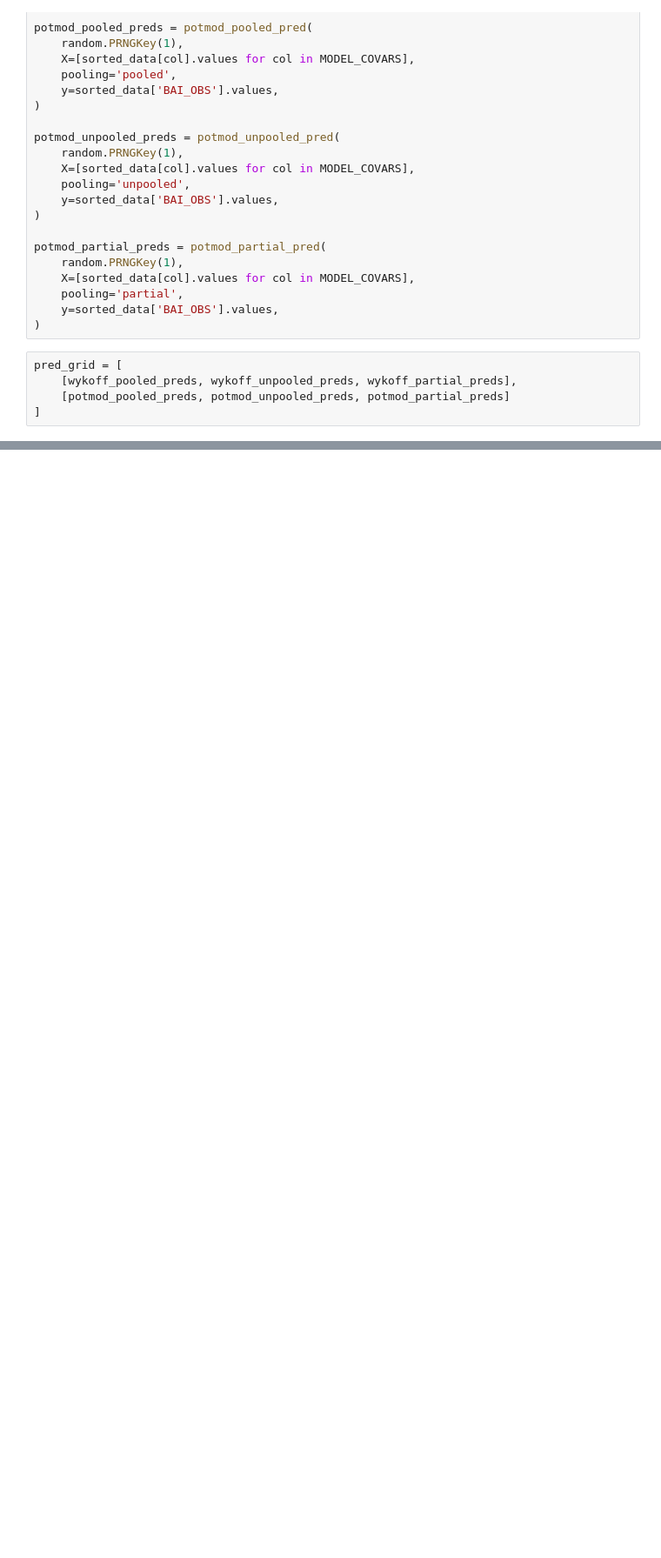
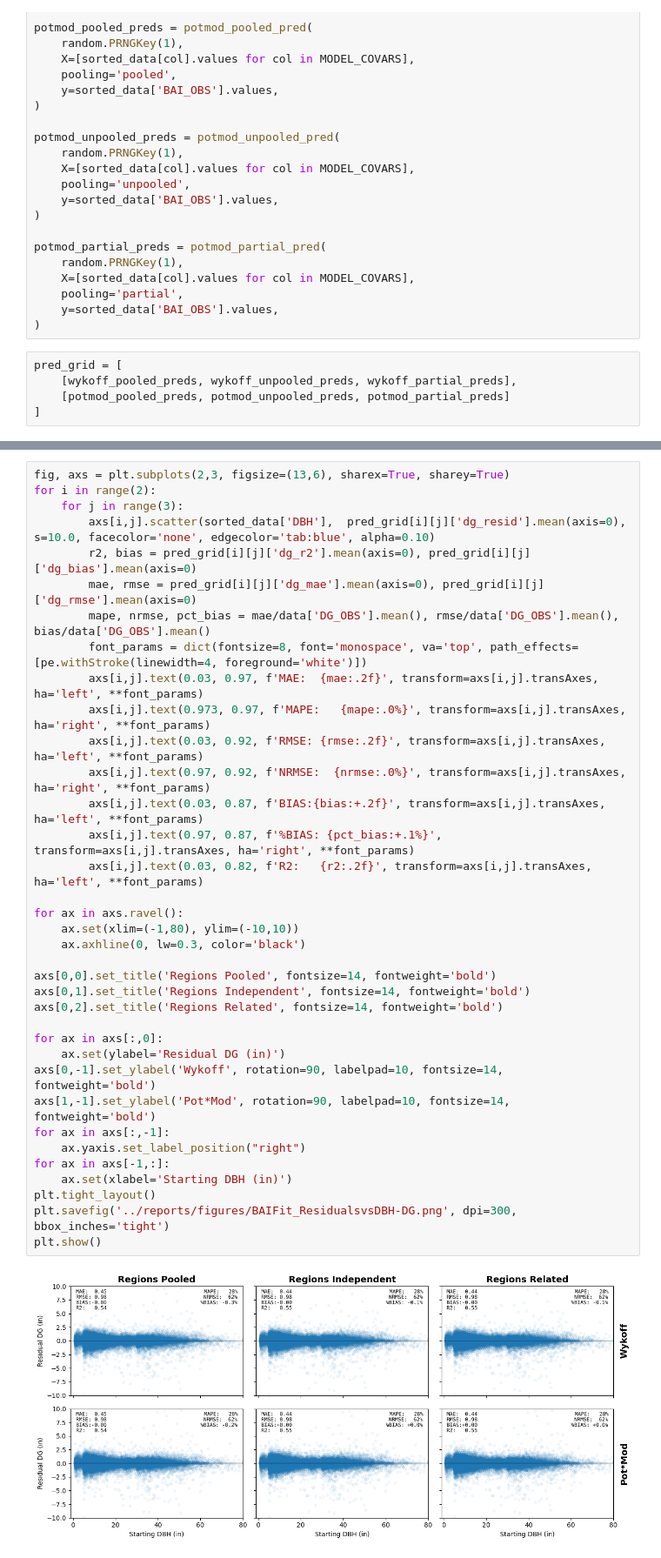
Before and after one commit to d-diaz/refit_fvs, a Jupyter notebook: notebooks/Estimating Basal Area Increment with Stochastic Variational Inference.ipynb, the cells around one changed output, grey strips where cells are left out. Shown at 87% size. Drawn from its saved outputs; the diff is of its cells as text; blank space fills up the shorter version.

```diff
--- a/notebooks/Estimating Basal Area Increment with Stochastic Variational Inference.ipynb
+++ b/notebooks/Estimating Basal Area Increment with Stochastic Variational Inference.ipynb
@@ -398,3 +432,41 @@ plt.show()
+# %%
+fig, axs = plt.subplots(2,3, figsize=(13,6), sharex=True, sharey=True)
+for i in range(2):
+    for j in range(3):
+        axs[i,j].scatter(sorted_data['DBH'],  pred_grid[i][j]['dg_resid'].mean(axis=0), s=10.0, facecolor='none', edgecolor='tab:blue', alpha=0.10)
+        r2, bias = pred_grid[i][j]['dg_r2'].mean(axis=0), pred_grid[i][j]['dg_bias'].mean(axis=0)
+        mae, rmse = pred_grid[i][j]['dg_mae'].mean(axis=0), pred_grid[i][j]['dg_rmse'].mean(axis=0)
+        mape, nrmse, pct_bias = mae/data['DG_OBS'].mean(), rmse/data['DG_OBS'].mean(), bias/data['DG_OBS'].mean()
+        font_params = dict(fontsize=8, font='monospace', va='top', path_effects=[pe.withStroke(linewidth=4, foreground='white')])
+        axs[i,j].text(0.03, 0.97, f'MAE:  {mae:.2f}', transform=axs[i,j].transAxes, ha='left', **font_params)
+        axs[i,j].text(0.973, 0.97, f'MAPE:   {mape:.0%}', transform=axs[i,j].transAxes, ha='right', **font_params)
+        axs[i,j].text(0.03, 0.92, f'RMSE: {rmse:.2f}', transform=axs[i,j].transAxes, ha='left', **font_params)
+        axs[i,j].text(0.97, 0.92, f'NRMSE:  {nrmse:.0%}', transform=axs[i,j].transAxes, ha='right', **font_params)
+        axs[i,j].text(0.03, 0.87, f'BIAS:{bias:+.2f}', transform=axs[i,j].transAxes, ha='left', **font_params)
+        axs[i,j].text(0.97, 0.87, f'%BIAS: {pct_bias:+.1%}', transform=axs[i,j].transAxes, ha='right', **font_params)
+        axs[i,j].text(0.03, 0.82, f'R2:   {r2:.2f}', transform=axs[i,j].transAxes, ha='left', **font_params)
+
+for ax in axs.ravel():
+    ax.set(xlim=(-1,80), ylim=(-10,10))
+    ax.axhline(0, lw=0.3, color='black')
+
+axs[0,0].set_title('Regions Pooled', fontsize=14, fontweight='bold')
+axs[0,1].set_title('Regions Independent', fontsize=14, fontweight='bold')
+axs[0,2].set_title('Regions Related', fontsize=14, fontweight='bold')
+
+for ax in axs[:,0]:
+    ax.set(ylabel='Residual DG (in)')
+axs[0,-1].set_ylabel('Wykoff', rotation=90, labelpad=10, fontsize=14, fontweight='bold')
+axs[1,-1].set_ylabel('Pot*Mod', rotation=90, labelpad=10, fontsize=14, fontweight='bold')
+for ax in axs[:,-1]:
+    ax.yaxis.set_label_position("right")
+for ax in axs[-1,:]:
+    ax.set(xlabel='Starting DBH (in)')
+plt.tight_layout()
+plt.savefig('../reports/figures/BAIFit_ResidualsvsDBH-DG.png', dpi=300, bbox_inches='tight')
+plt.show()
+# %% [output]
+[figure, added]
 # %%
 param_grid = [
     [wykoff_pooled, wykoff_unpooled, wykoff_partial],
```
Also changed, not shown: parts of 16 cells of this notebook, 14 other files.
